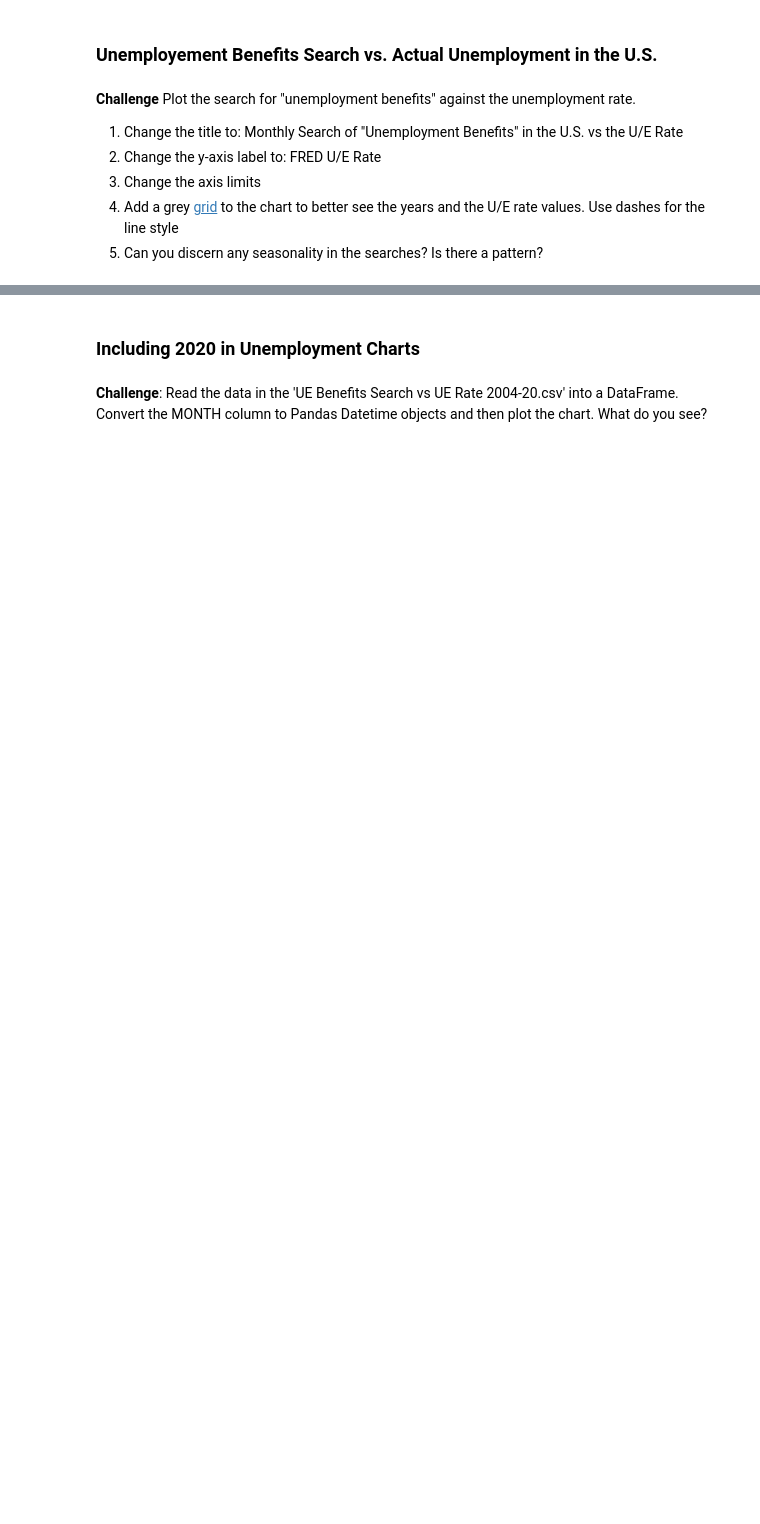
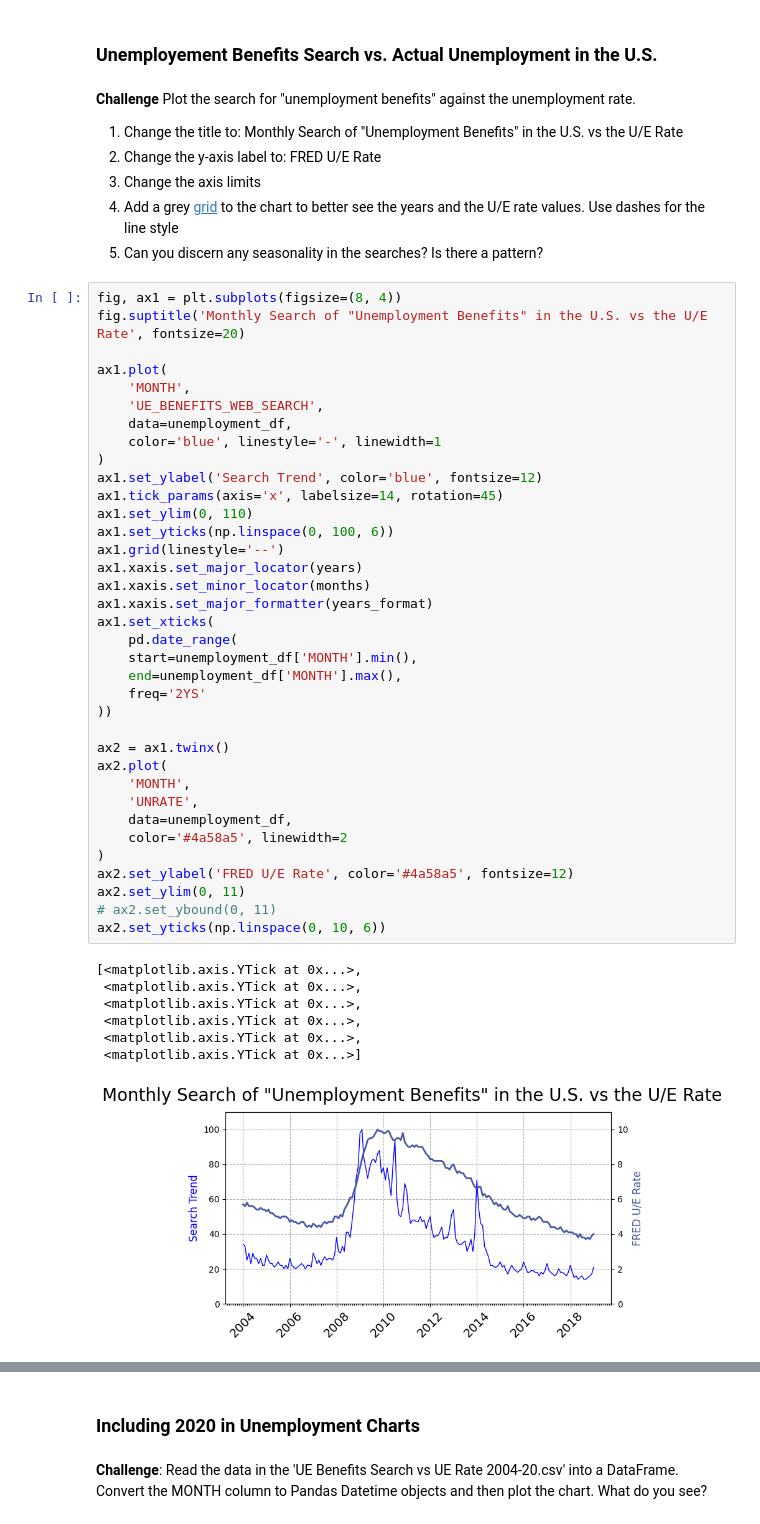
Before and after one commit to 22skowron/Data-manipulation-practice, a Jupyter notebook: Google Trends and Data Visualisation (start).ipynb, the cells around one changed output, grey strips where cells are left out. Drawn from its saved outputs; the diff is of its cells as text; blank space fills up the shorter version.

```diff
--- a/Google Trends and Data Visualisation (start).ipynb
+++ b/Google Trends and Data Visualisation (start).ipynb
@@ -398,5 +411,49 @@ ax2.set_ylim(0)
 3. Change the axis limits <br>
 4. Add a grey [grid](https://matplotlib.org/3.2.1/api/_as_gen/matplotlib.pyplot.grid.html) to the chart to better see the years and the U/E rate values. Use dashes for the line style<br>
 5. Can you discern any seasonality in the searches? Is there a pattern?
+# %%
+fig, ax1 = plt.subplots(figsize=(8, 4))
+fig.suptitle('Monthly Search of "Unemployment Benefits" in the U.S. vs the U/E Rate', fontsize=20)
+
+ax1.plot(
+    'MONTH',
+    'UE_BENEFITS_WEB_SEARCH',
+    data=unemployment_df,
+    color='blue', linestyle='-', linewidth=1
+)
+ax1.set_ylabel('Search Trend', color='blue', fontsize=12)
+ax1.tick_params(axis='x', labelsize=14, rotation=45)
+ax1.set_ylim(0, 110)
+ax1.set_yticks(np.linspace(0, 100, 6))
+ax1.grid(linestyle='--')
+ax1.xaxis.set_major_locator(years)
+ax1.xaxis.set_minor_locator(months)
+ax1.xaxis.set_major_formatter(years_format)
+ax1.set_xticks(
+    pd.date_range(
+    start=unemployment_df['MONTH'].min(),
+    end=unemployment_df['MONTH'].max(),
+    freq='2YS'
+))
+
+ax2 = ax1.twinx()
+ax2.plot(
+    'MONTH',
+    'UNRATE',
+    data=unemployment_df,
+    color='#4a58a5', linewidth=2
+)
+ax2.set_ylabel('FRED U/E Rate', color='#4a58a5', fontsize=12)
+ax2.set_ylim(0, 11)
+# ax2.set_ybound(0, 11)
+ax2.set_yticks(np.linspace(0, 10, 6))
+# %% [output]
+[<matplotlib.axis.YTick at 0x...>,
+ <matplotlib.axis.YTick at 0x...>,
+ <matplotlib.axis.YTick at 0x...>,
+ <matplotlib.axis.YTick at 0x...>,
+ <matplotlib.axis.YTick at 0x...>,
+ <matplotlib.axis.YTick at 0x...>]
+[figure, added]
 # %% [markdown]
 **Challenge**: Calculate the 3-month or 6-month rolling average for the web searches. Plot the 6-month rolling average search data against the actual unemployment. What do you see in the chart? Which line moves first?
```
Also changed, not shown: parts of 8 cells of this notebook.
